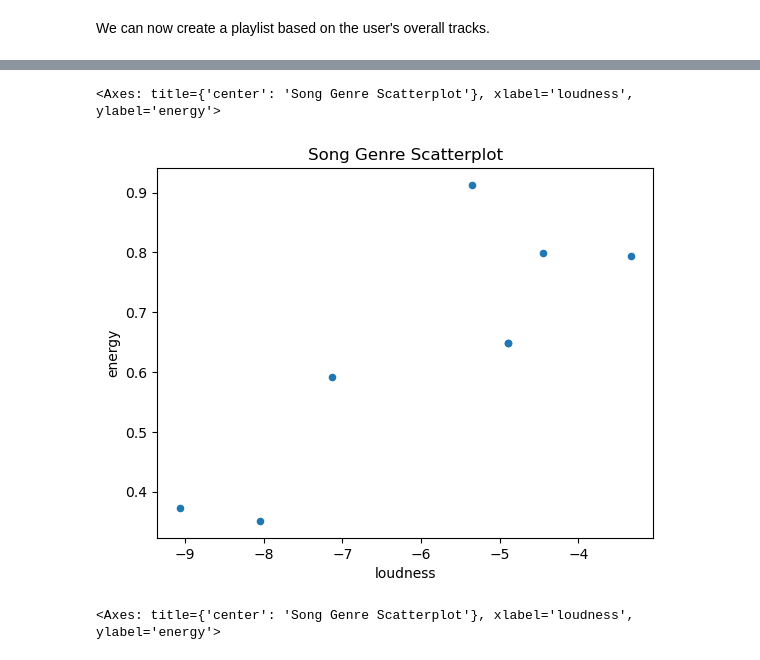
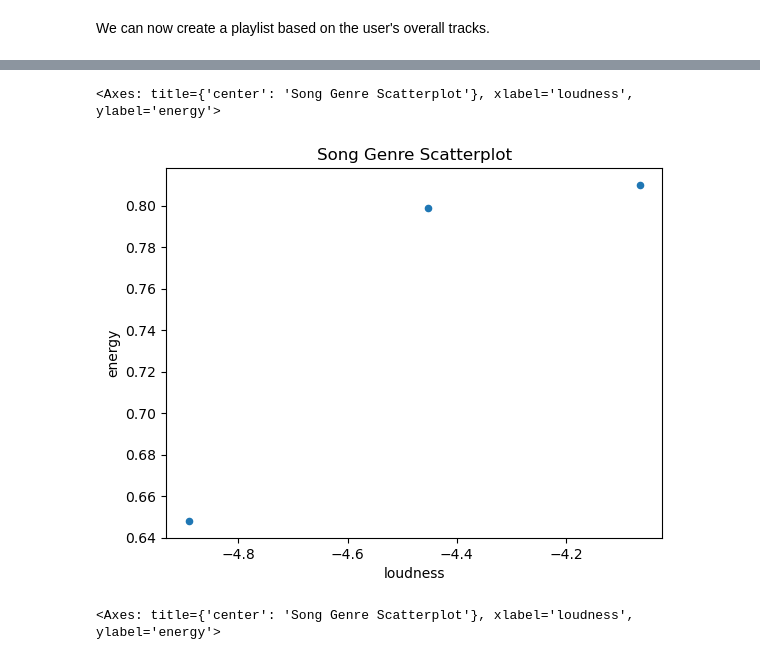
Before and after one commit to avajts/pic16b_project, a Jupyter notebook: music_rec.ipynb, the cells around one changed output, grey strips where cells are left out. Saved outputs shown, nothing was run; the diff lists cells and outputs as text; code cells hidden in the pictures.

```diff
--- a/music_rec.ipynb
+++ b/music_rec.ipynb
@@ -68,5 +71,5 @@ remove_duplicates(df_user_playlists, ['name', 'description'])
 # %% [output]
 There are 0 duplicate rows based on name and description.
 # %%
-remove_duplicates(df_user_tracks, ['track_name', 'track_popularity'])
+df_user_tracks = remove_duplicates(df_user_tracks, ['track_name', 'track_popularity'])
 # %% [output]
@@ -77,15 +77,0 @@ The next 3 cells are the original code (can be deleted since I put it in a funct
-# %%
-# Count duplicated rows based on track_name and artists
-duplicated_rows = df_spotify_tracks.duplicated(subset=['track_name', 'artists']).sum()
-
-if duplicated_rows == 0:
-    print('There are 0 duplicate rows based on song name and artist.')
-else:
-    print(f'There are {duplicated_rows} duplicate rows based on song name and artist. Dropping them now...')
-
-    # Drop duplicates based on track_name and artists, keeping the first occurrence
-    df_spotify_tracks = df_spotify_tracks.drop_duplicates(subset=['track_name', 'artists'], keep='first')
-    # Rest the index of rows
-    df_spotify_tracks = df_spotify_tracks.reset_index(drop=True)
-
-    print(f'After dropping duplicates, there are {df_spotify_tracks.shape[0]} rows left.')
@@ -112,15 +77,0 @@ There are 0 duplicate rows based on playllist name and description.
-# %%
-# Count duplicated rows based on track_name and artists
-duplicated_rows = df_user_tracks.duplicated(subset=['track_name', 'track_popularity']).sum()
-
-if duplicated_rows == 0:
-    print('There are 0 duplicate rows based on song name and popularity.')
-else:
-    print(f'There are {duplicated_rows} duplicate rows based on song name and popularity. Dropping them now...')
-
-    # Drop duplicates based on track_name and artists, keeping the first occurrence
-    df_user_tracks = df_user_tracks.drop_duplicates(subset=['track_name', 'track_popularity'], keep='first')
-    # Rest the index of rows
-    df_user_tracks = df_user_tracks.reset_index(drop=True)
-
-    print(f'After dropping duplicates, there are {df_user_tracks.shape[0]} rows left.')
@@ -131,7 +79,7 @@ After dropping duplicates, there are 2256 rows left.
 Next I created a new df which contains all the user's songs that our kaggle dataset already has, so we can use those song metrics.
 # %%
 #I turned this into a function too, and it includes remove_duplicates within it
-from music_rec import prep_user_df
-user_df = prep_user_df()
+from music_rec import prep_dfs
+user_df = prep_dfs(df_spotify_tracks, df_user_tracks)
 user_df
 # %% [output]
@@ -401,15 +252,15 @@ Warning: User provided only 7 songs. Adjusting neighbors to 7.
 # %%
 # Filter for the specific genre
 
-genre_data = df_all_tracks[df_all_tracks['track_genre'] == 'indie']
+genre_data = user_df[user_df['track_genre'] == 'indie']
 
 
 # Create scatter plot with 'runtime' on x-axis and 'rating' on y-axis
 
 genre_data.plot.scatter(x='loudness', y='energy', title='Song Genre Scatterplot')
 # %% [output]
 <Axes: title={'center': 'Song Genre Scatterplot'}, xlabel='loudness', ylabel='energy'>
-[figure, old version]
+[figure, new version]
 # %%
 # Filter for the specific genre
 
```
Also changed, not shown: parts of 27 cells of this notebook, 2 other files.
